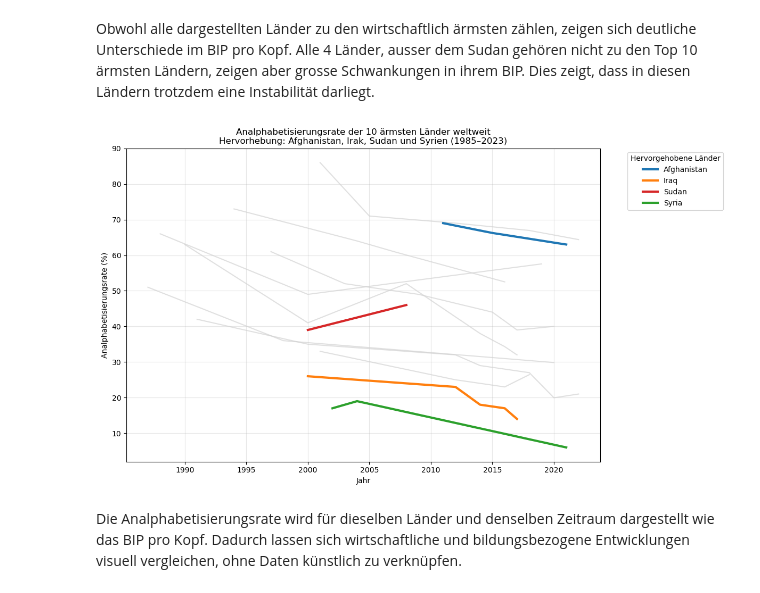
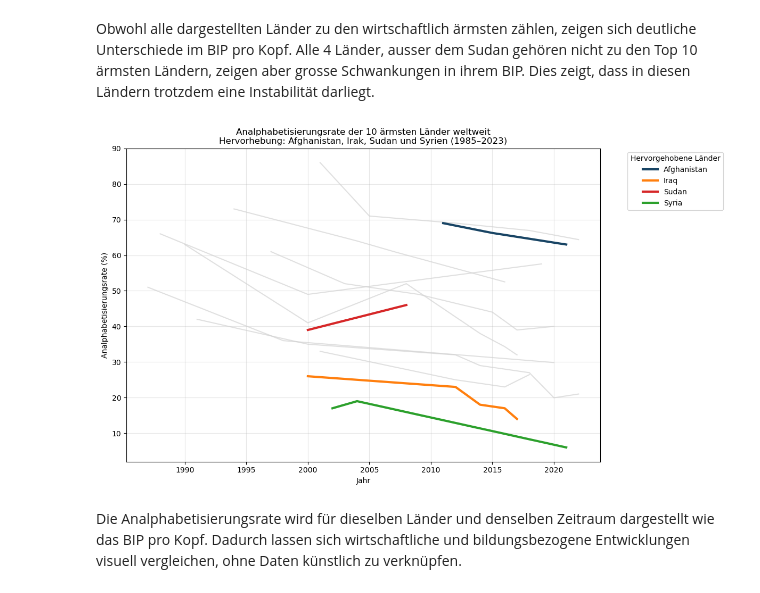
Before and after one commit to buetilia/LN-Informatik, a Jupyter notebook: LN-Informatik-main/LN-Informatik-main/Leistungsnachweis_Python_Analphabetisierung.ipynb, the cells around one changed output. Drawn from its saved outputs; the diff is of its cells as text; code cells hidden in the pictures.

```diff
--- a/LN-Informatik-main/LN-Informatik-main/Leistungsnachweis_Python_Analphabetisierung.ipynb
+++ b/LN-Informatik-main/LN-Informatik-main/Leistungsnachweis_Python_Analphabetisierung.ipynb
@@ -1117,7 +1107,7 @@ import matplotlib.pyplot as plt
 meine_laender = ["Afghanistan", "Iraq", "Sudan", "Syria"]
 
 farben = {
-    "Afghanistan": "#1f77b4",  # blau
+    "Afghanistan":"#184464",  # blau
     "Iraq": "#ff7f0e",         # orange
     "Sudan": "#d62728",        # rot
     "Syria": "#2ca02c"         # grün
@@ -1141,7 +1131,7 @@ aermste_10 = (
 
 plt.figure(figsize=(12, 7))
 
-# 🔹 Hintergrund: 10 ärmste Länder (grau)
+#  Hintergrund: 10 ärmste Länder (grau)
 for land in aermste_10:
     land_df = df_plot[
         (df_plot["Land"] == land) &
@@ -1157,40 +1147,40 @@ for land in aermste_10:
             alpha=0.7
         )
 
-# 🔴 Hervorhebung: deine Länder (IMMER zeichnen, wenn Daten existieren)
+#  Hervorhebung: deine Länder (IMMER zeichnen, wenn Daten existieren)
 for land in meine_laender:
     land_df = df_plot[
         (df_plot["Land"] == land) &
         (df_plot["Analphabetisierungsrate (%)"].notna())
     ].sort_values("Jahr")
 
     if not land_df.empty:
         plt.plot(
             land_df["Jahr"],
             land_df["Analphabetisierungsrate (%)"],
             linewidth=3,
             color=farben[land],
             label=land
         )
 
 plt.title(
     "Analphabetisierungsrate der 10 ärmsten Länder weltweit\n"
     "Hervorhebung: Afghanistan, Irak, Sudan und Syrien (1985–2023)"
 )
 plt.xlabel("Jahr")
 plt.ylabel("Analphabetisierungsrate (%)")
 plt.grid(alpha=0.3)
 
 plt.legend(
     title="Hervorgehobene Länder",
     bbox_to_anchor=(1.05, 1),
     loc="upper left"
 )
 
 plt.tight_layout()
 plt.show()
 # %% [output]
-[figure, old version]
+[figure, new version]
 # %% [markdown]
 Die Analphabetisierungsrate wird für dieselben Länder und denselben Zeitraum dargestellt wie das BIP pro Kopf. Dadurch lassen sich wirtschaftliche und bildungsbezogene Entwicklungen visuell vergleichen, ohne Daten künstlich zu verknüpfen.
 # %% [markdown]
```
Also changed, not shown: parts of 43 cells of this notebook.
